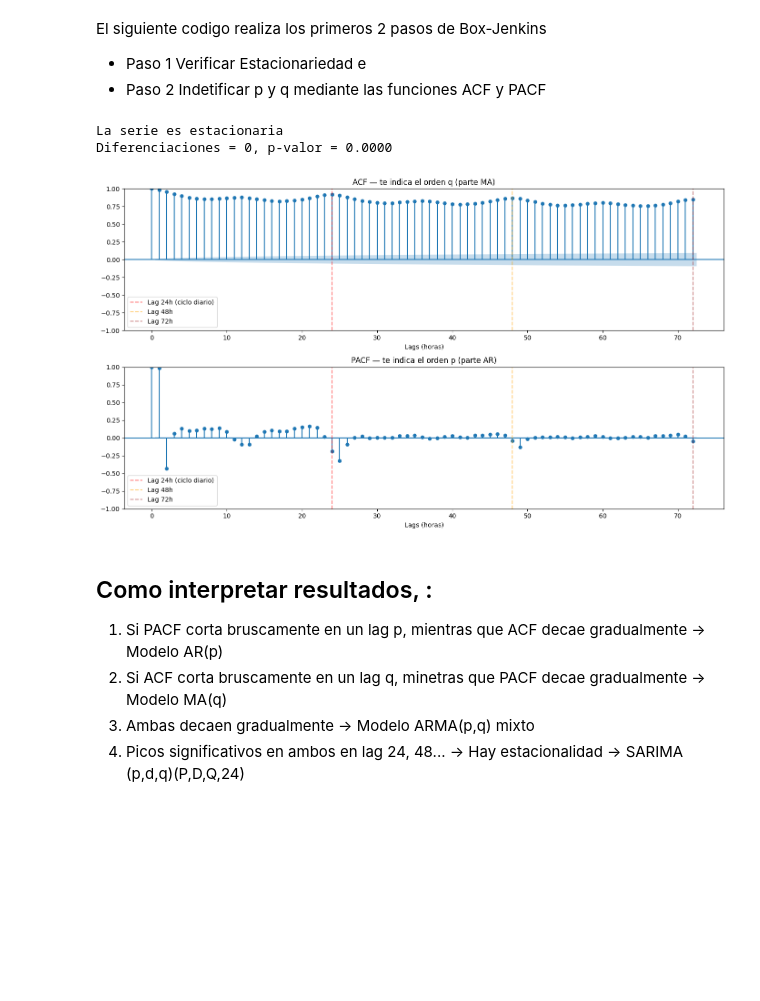
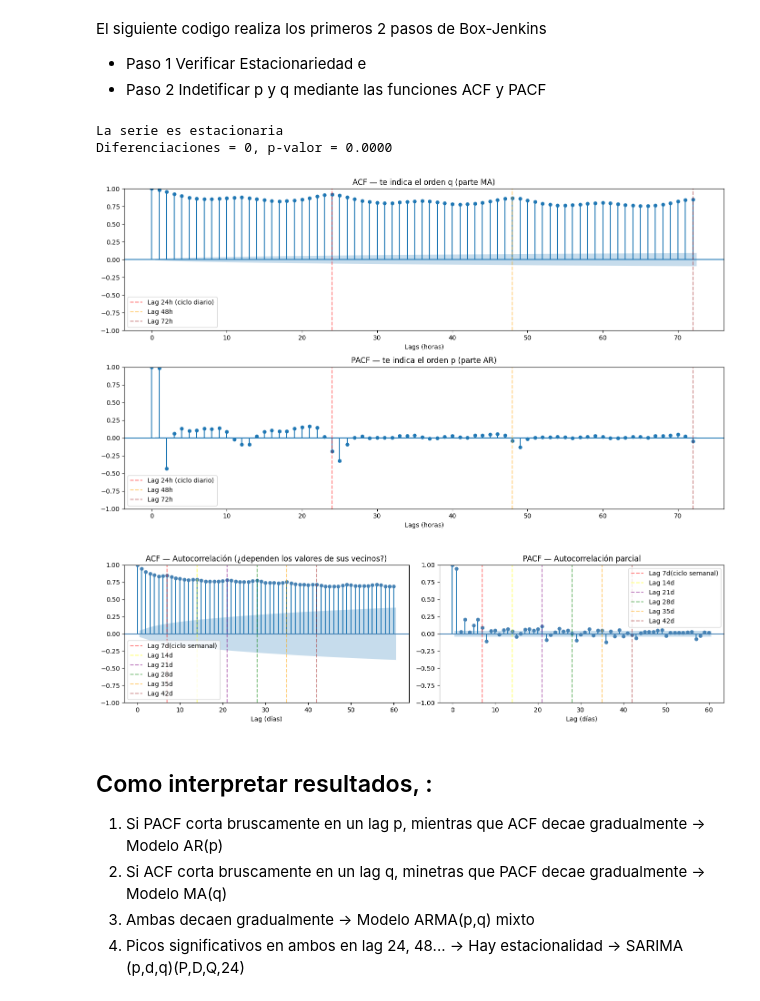
Before and after one commit to JaimeSa03/TFG_Model_Predictor, a Jupyter notebook: Experimentos/Series_Temp/Analisis_precio/Box_Jenkins.ipynb, the cells around one changed output. Saved outputs shown, nothing was run; the diff lists cells and outputs as text; code cells hidden in the pictures; blank space fills up the shorter version.

Commit message:
Update: Box-Jenkins (ACF y PACF por dias), Analisis precio (graficas y matriz correlacion)

```diff
--- a/Experimentos/Series_Temp/Analisis_precio/Box_Jenkins.ipynb
+++ b/Experimentos/Series_Temp/Analisis_precio/Box_Jenkins.ipynb
@@ -69,7 +69,7 @@ def hacer_estacionaria(serie, max_diff=5, alpha=0.05):
     serie_actual = serie.copy()
     n_diff = 0
 
-    #mientras no sea estacionaria y no superemos el máximo
+    #mientras no superemos el máximo
     while n_diff <= max_diff:
         # Realizar test ADF
         resultado = adfuller(serie_actual.dropna())  # dropna por si hay NaN tras diff
@@ -105,33 +105,67 @@ print(f"Diferenciaciones = {n_diff}, p-valor = {p_valor_final:.4f}")
 # 3. ACF y PACF para identificar p y q
 # ==============================
 # Usamos 72 lags (3 días) para ver los patrones diarios
 # También se puede probar con lags=168 (ciclo semanal)
 
+#2 filas 1 columna de graficos, axes son cada grafica
 fig, axes = plt.subplots(2, 1, figsize=(14, 8))
 
 plot_acf(serie_modelo, lags=72, ax=axes[0], alpha=0.05)
 axes[0].set_title('ACF — te indica el orden q (parte MA)')
 axes[0].set_xlabel('Lags (horas)')
 axes[0].axvline(x=24, color='red', linestyle='--', alpha=0.5, label='Lag 24h (ciclo diario)')
 axes[0].axvline(x=48, color='orange', linestyle='--', alpha=0.5, label='Lag 48h')
 axes[0].axvline(x=72, color='brown', linestyle='--', alpha=0.5, label='Lag 72h')
 axes[0].legend()
 
 plot_pacf(serie_modelo, lags=72, ax=axes[1], alpha=0.05, method='ywm')
 axes[1].set_title('PACF — te indica el orden p (parte AR)')
 axes[1].set_xlabel('Lags (horas)')
 axes[1].axvline(x=24, color='red', linestyle='--', alpha=0.5, label='Lag 24h (ciclo diario)')
 axes[1].axvline(x=48, color='orange', linestyle='--', alpha=0.5, label='Lag 48h')
 axes[1].axvline(x=72, color='brown', linestyle='--', alpha=0.5, label='Lag 72h')
 axes[1].legend()
 
 plt.tight_layout()
 plt.savefig('box_jenkins_acf_pacf.png', dpi=150, bbox_inches='tight')
 plt.show()
+
+
+
+# 3.1 ACF y PACF en dias en vez de horas
+# Serie diaria (media por dia)
+daily = df['price'].resample('D').mean()
+
+fig, axes = plt.subplots(1, 2, figsize=(14, 4))
+
+plot_acf(daily.dropna(),  lags=60, ax=axes[0], color='steelblue')
+axes[0].set_title('ACF — Autocorrelación')
+axes[0].set_xlabel('Lag (días)')
+axes[0].axvline(x=7, color='red', linestyle='--', alpha=0.5, label='Lag 7d(ciclo semanal)')
+axes[0].axvline(x=14, color='yellow', linestyle='--', alpha=0.5, label='Lag 14d')
+axes[0].axvline(x=21, color='purple', linestyle='--', alpha=0.5, label='Lag 21d')
+axes[0].axvline(x=28, color='green', linestyle='--', alpha=0.5, label='Lag 28d')
+axes[0].axvline(x=35, color='orange', linestyle='--', alpha=0.5, label='Lag 35d')
+axes[0].axvline(x=42, color='brown', linestyle='--', alpha=0.5, label='Lag 42d')
+axes[0].legend()
+
+plot_pacf(daily.dropna(), lags=60, ax=axes[1], color='steelblue', method='ywm')
+axes[1].set_title('PACF — Autocorrelación parcial')
+axes[1].set_xlabel('Lag (días)')
+axes[1].axvline(x=7, color='red', linestyle='--', alpha=0.5, label='Lag 7d(ciclo semanal)')
+axes[1].axvline(x=14, color='yellow', linestyle='--', alpha=0.5, label='Lag 14d')
+axes[1].axvline(x=21, color='purple', linestyle='--', alpha=0.5, label='Lag 21d')
+axes[1].axvline(x=28, color='green', linestyle='--', alpha=0.5, label='Lag 28d')
+axes[1].axvline(x=35, color='orange', linestyle='--', alpha=0.5, label='Lag 35d')
+axes[1].axvline(x=42, color='brown', linestyle='--', alpha=0.5, label='Lag 42d')
+axes[1].legend()
+plt.tight_layout()
+plt.show()
 # %% [output]
 La serie es estacionaria
 Diferenciaciones = 0, p-valor = 0.0000
 [figure]
+[figure, added]
 # %% [markdown]
 ## Como interpretar resultados, :
 
```
Also changed, not shown: parts of 1 cell of this notebook, 1 other file.
